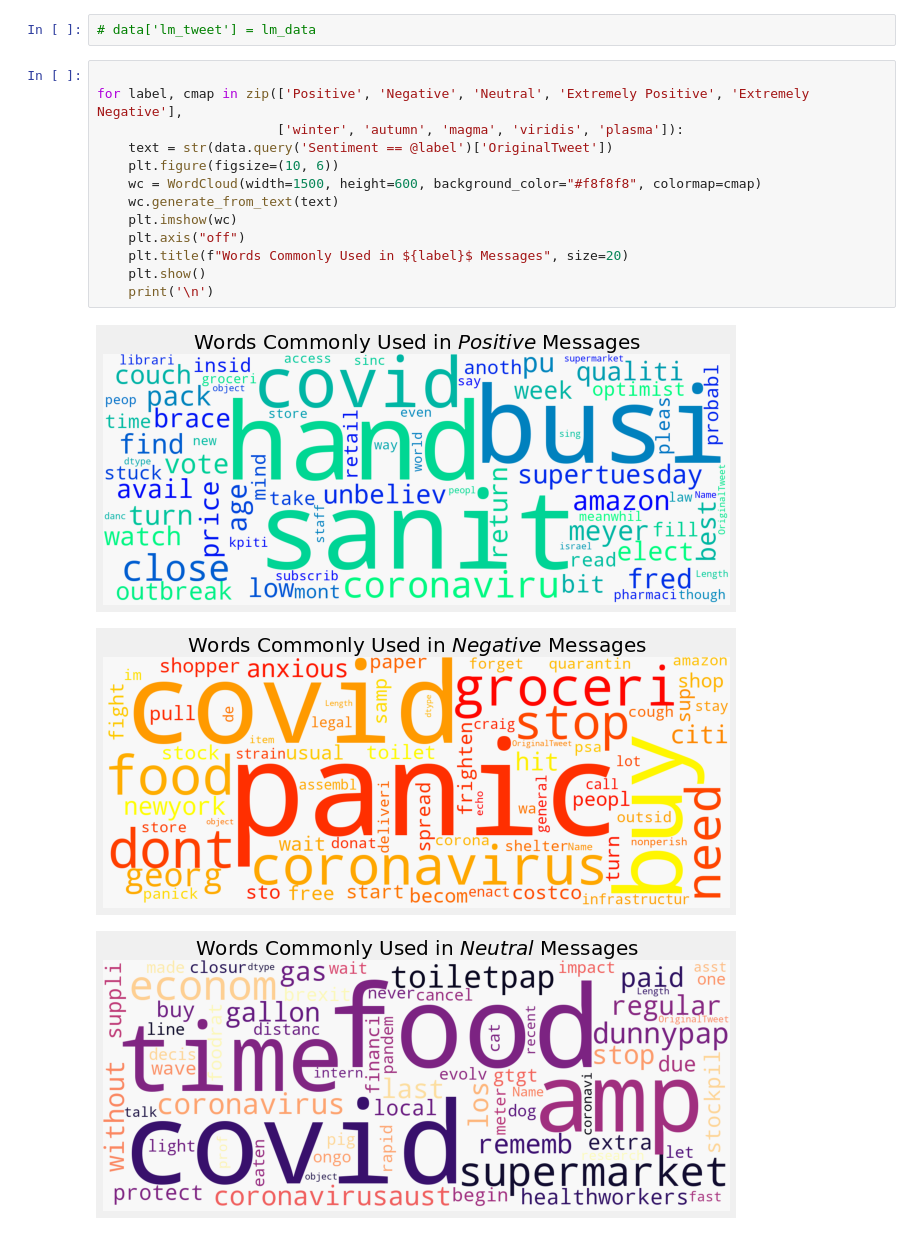
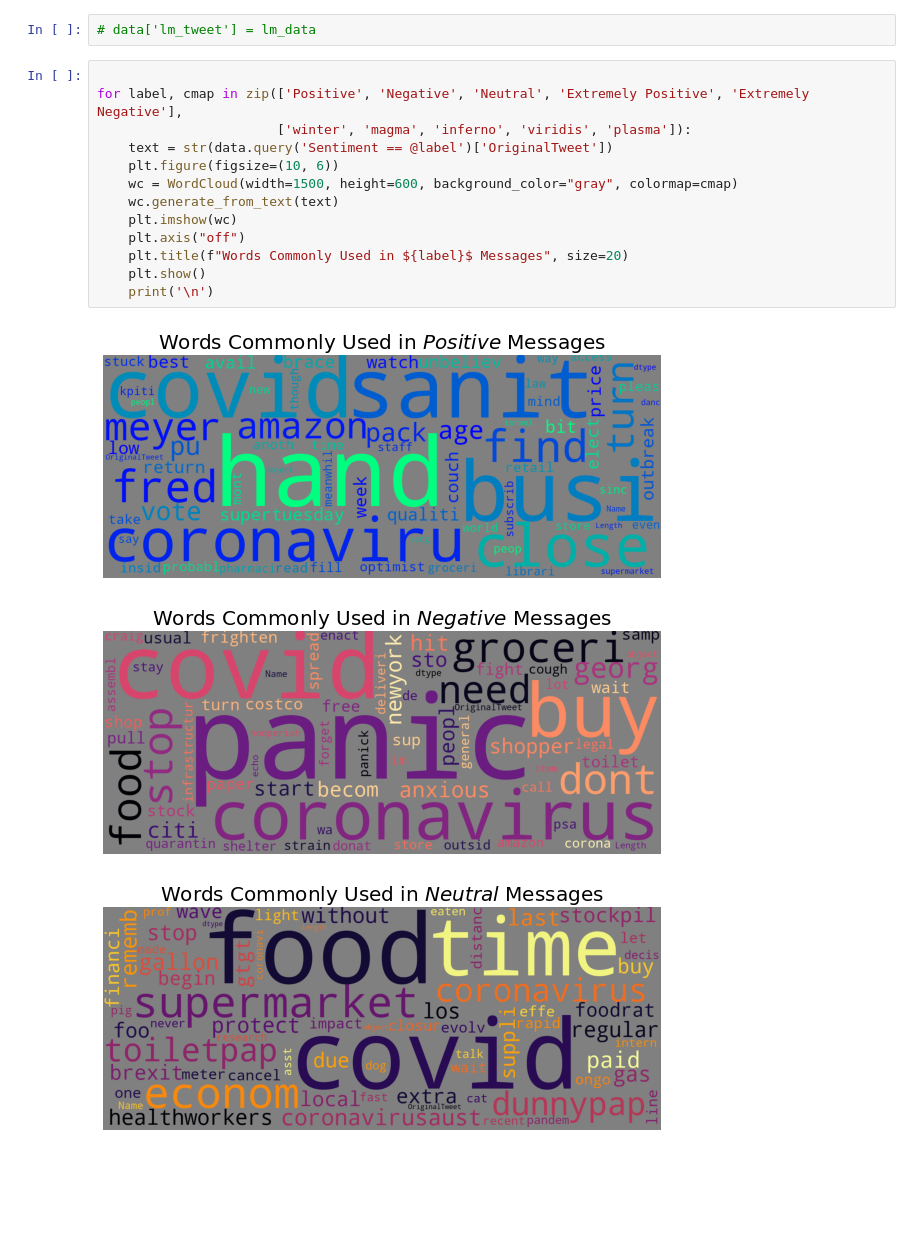
Before and after one commit to SP-TechForest/Under-processed-projects, a Jupyter notebook: Covid_Text_Analysis.ipynb, the cells around one changed output. Cells and saved outputs as stored; diff of their text form; blank space fills up the shorter version.

```diff
--- a/Covid_Text_Analysis.ipynb
+++ b/Covid_Text_Analysis.ipynb
@@ -172,17 +176,17 @@ array(['Extremely Negative', 'Positive', 'Extremely Positive', 'Negative',
 # %%
 
 for label, cmap in zip(['Positive', 'Negative', 'Neutral', 'Extremely Positive', 'Extremely Negative'],
-                       ['winter', 'autumn', 'magma', 'viridis', 'plasma']):
+                       ['winter', 'magma', 'inferno', 'viridis', 'plasma']):
     text = str(data.query('Sentiment == @label')['OriginalTweet'])
     plt.figure(figsize=(10, 6))
-    wc = WordCloud(width=1500, height=600, background_color="#f8f8f8", colormap=cmap)
+    wc = WordCloud(width=1500, height=600, background_color="gray", colormap=cmap)
     wc.generate_from_text(text)
     plt.imshow(wc)
     plt.axis("off")
     plt.title(f"Words Commonly Used in ${label}$ Messages", size=20)
     plt.show()
     print('\n')
 # %% [output]
-[figure, old version]
+[figure, new version]
-[figure, old version]
+[figure, new version]
-[figure, old version]
+[figure, new version]
```
Also changed, not shown: parts of 16 cells of this notebook.
